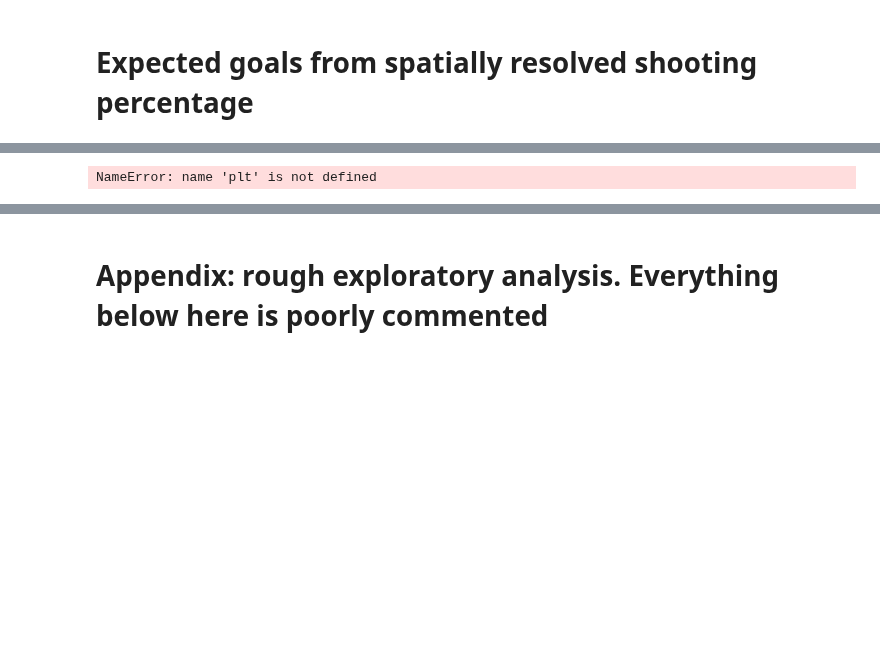
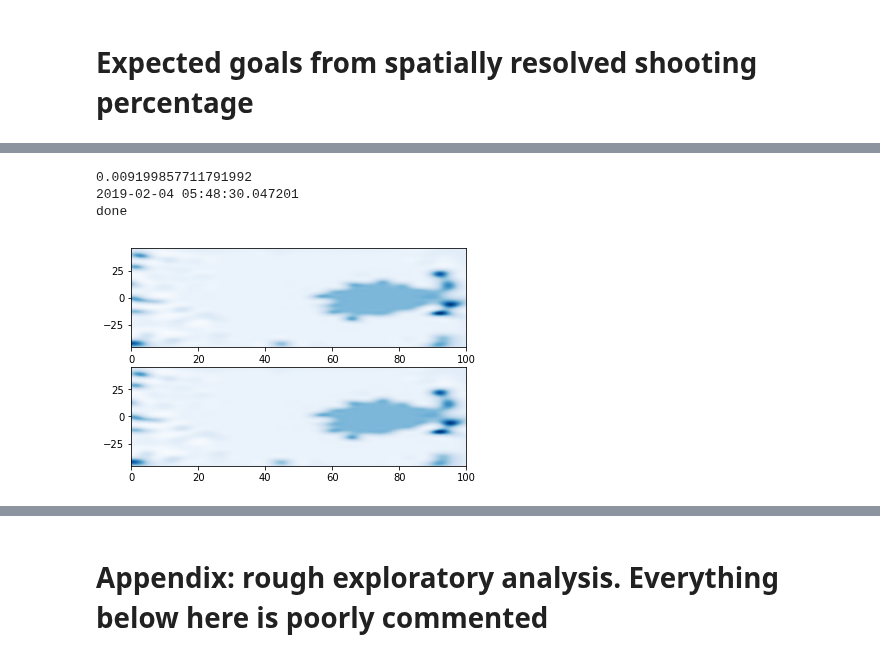
Before and after one commit to tiwariku/NHL_EDA, a Jupyter notebook: nhl_EDA.ipynb, the cells around one changed output, grey strips where cells are left out. Cells and saved outputs as stored; diff of their text form; code cells hidden in the pictures; blank space fills up the shorter version.

```diff
--- a/nhl_EDA.ipynb
+++ b/nhl_EDA.ipynb
@@ -139,19 +141,22 @@ print('done')
 done
 # %%
 #plot the spatially-resolved shooting percentage for each hyperparameter
-plotgammas = {}
+plotgammas = {'10':0,'5':0}
 fig, ax = plt.subplots(len(plotgammas.keys()))
 i = 0
 start = time.time()
 for key in plotgammas.keys():
     ax[i].pcolormesh(x,y,z[key],shading='gouraud',cmap='Blues')
     i += 1
 total = time.time() - start
 print(total)
 print(dtm.datetime.now())
 print('done')
 # %% [output]
-NameError: name 'plt' is not defined
+0.009199857711791992
+2019-02-04 05:48:30.047201
+done
+[figure, added]
 # %%
 #plot the spatially-resolved shooting percentage for sigma=10, which gave the best R^2 to predict season-to-season change in goals
 #annotate the plot properly so it's easy to interpret
```
Also changed, not shown: parts of 11 cells of this notebook, 2 other files.
